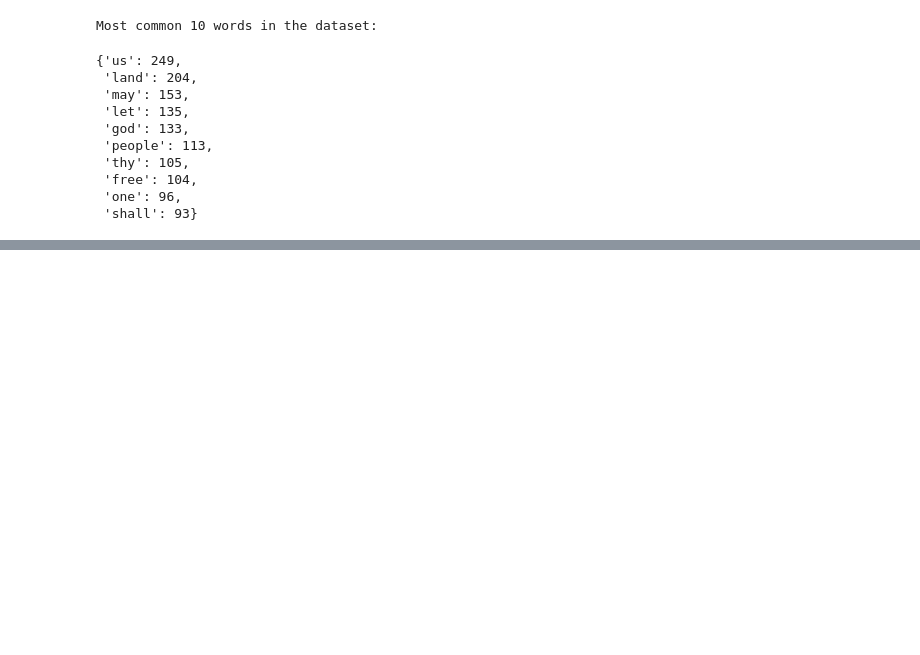
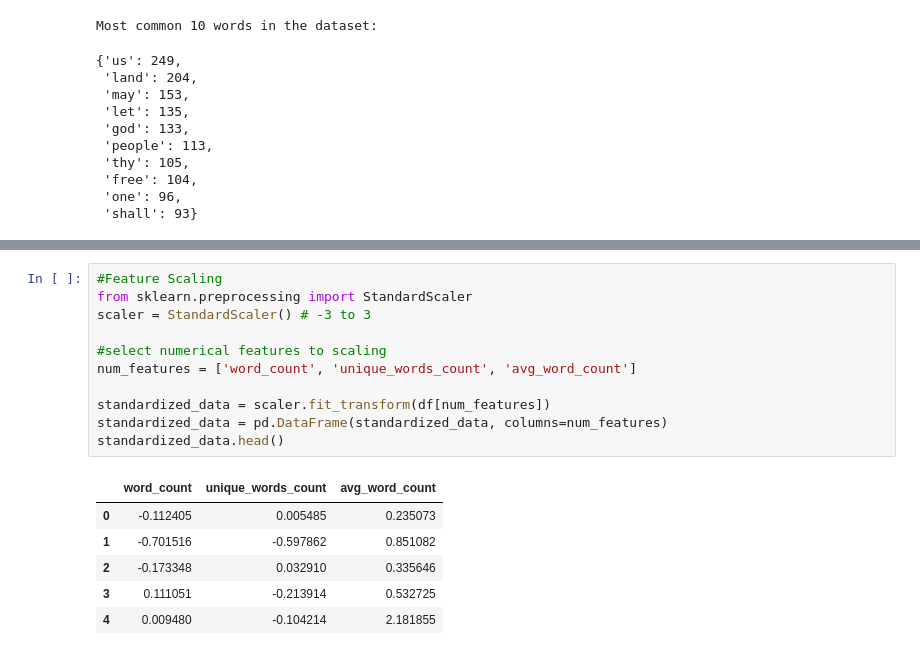
Before and after one commit to aye-nyeinSan/NLP_Workshop5, a Jupyter notebook: workshop_5.ipynb, the cells around one changed output, grey strips where cells are left out. Drawn from its saved outputs; the diff is of its cells as text; blank space fills up the shorter version.

```diff
--- a/workshop_5.ipynb
+++ b/workshop_5.ipynb
@@ -245,0 +264,18 @@ Most common 10 words in the dataset:
+# %%
+#Feature Scaling
+from sklearn.preprocessing import StandardScaler
+scaler = StandardScaler() # -3 to 3
+
+#select numerical features to scaling
+num_features = ['word_count', 'unique_words_count', 'avg_word_count']
+
+standardized_data = scaler.fit_transform(df[num_features])
+standardized_data = pd.DataFrame(standardized_data, columns=num_features)
+standardized_data.head()
+# %% [output]
+|  | word_count | unique_words_count | avg_word_count |
+| 0 | -0.112405 | 0.005485 | 0.235073 |
+| 1 | -0.701516 | -0.597862 | 0.851082 |
+| 2 | -0.173348 | 0.032910 | 0.335646 |
+| 3 | 0.111051 | -0.213914 | 0.532725 |
+| 4 | 0.009480 | -0.104214 | 2.181855 |
```
Also changed, not shown: parts of 6 cells of this notebook.
